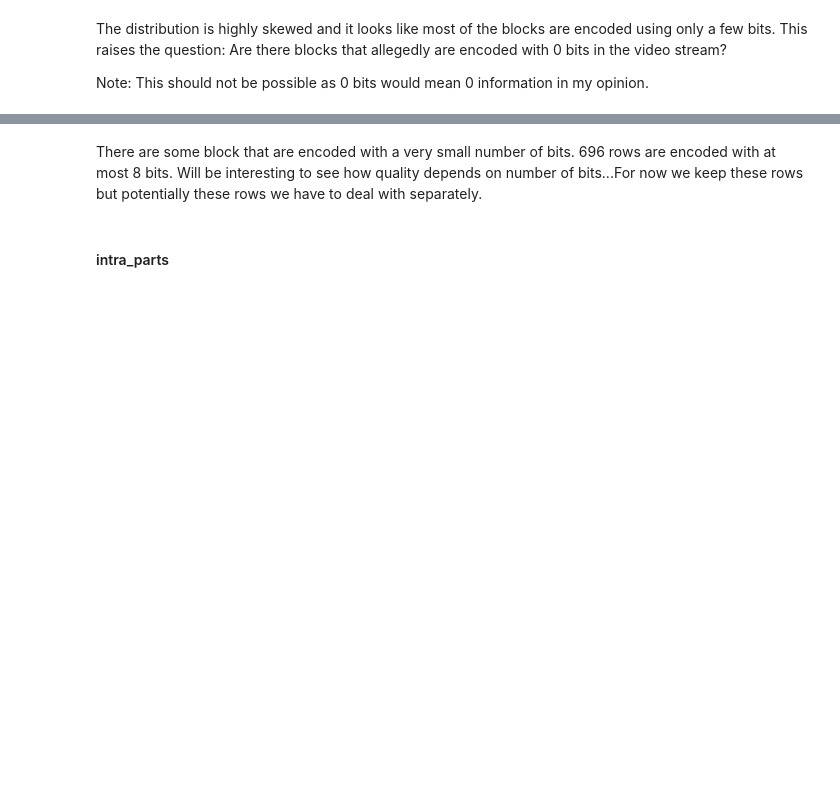
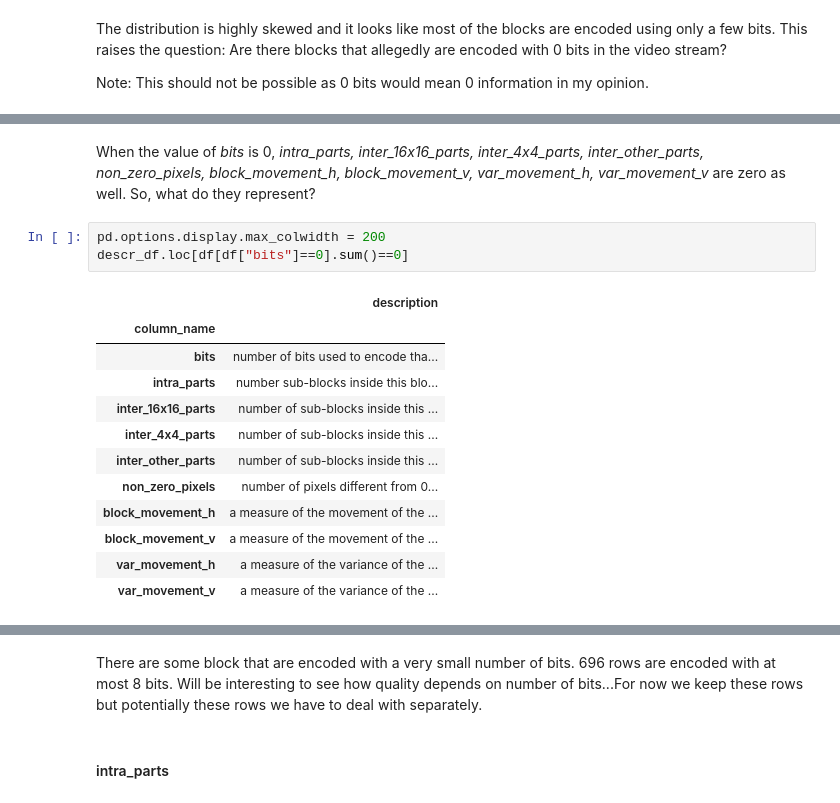
Before and after one commit to agemcipe/data_processes_mlcolonoscopy, a Jupyter notebook: notebooks/descriptive_analysis.ipynb, the cells around one changed output, grey strips where cells are left out. Cells and saved outputs as stored; diff of their text form; blank space fills up the shorter version.

Commit message:
cases where bits are zero

```diff
--- a/notebooks/descriptive_analysis.ipynb
+++ b/notebooks/descriptive_analysis.ipynb
@@ -101,2 +223,20 @@ Note: This should not be possible as 0 bits would mean 0 information in my opini
+# %% [markdown]
+When the value of <i>bits</i> is 0, <i>intra_parts, inter_16x16_parts, inter_4x4_parts, inter_other_parts, non_zero_pixels, block_movement_h, block_movement_v, var_movement_h, var_movement_v</i> are zero as well. So, what do they represent?
+# %%
+pd.options.display.max_colwidth = 200
+descr_df.loc[df[df["bits"]==0].sum()==0]
+# %% [output]
+|  | description |
+| column_name |  |
+| bits | number of bits used to encode tha... |
+| intra_parts | number sub-blocks inside this blo... |
+| inter_16x16_parts | number of sub-blocks inside this ... |
+| inter_4x4_parts | number of sub-blocks inside this ... |
+| inter_other_parts | number of sub-blocks inside this ... |
+| non_zero_pixels | number of pixels different from 0... |
+| block_movement_h | a measure of the movement of the ... |
+| block_movement_v | a measure of the movement of the ... |
+| var_movement_h | a measure of the variance of the ... |
+| var_movement_v | a measure of the variance of the ... |
 # %%
 print("Number of rows with 0 bits: ", len(df[df[column_name] ==0]))
```
Also changed, not shown: parts of 34 cells of this notebook.
